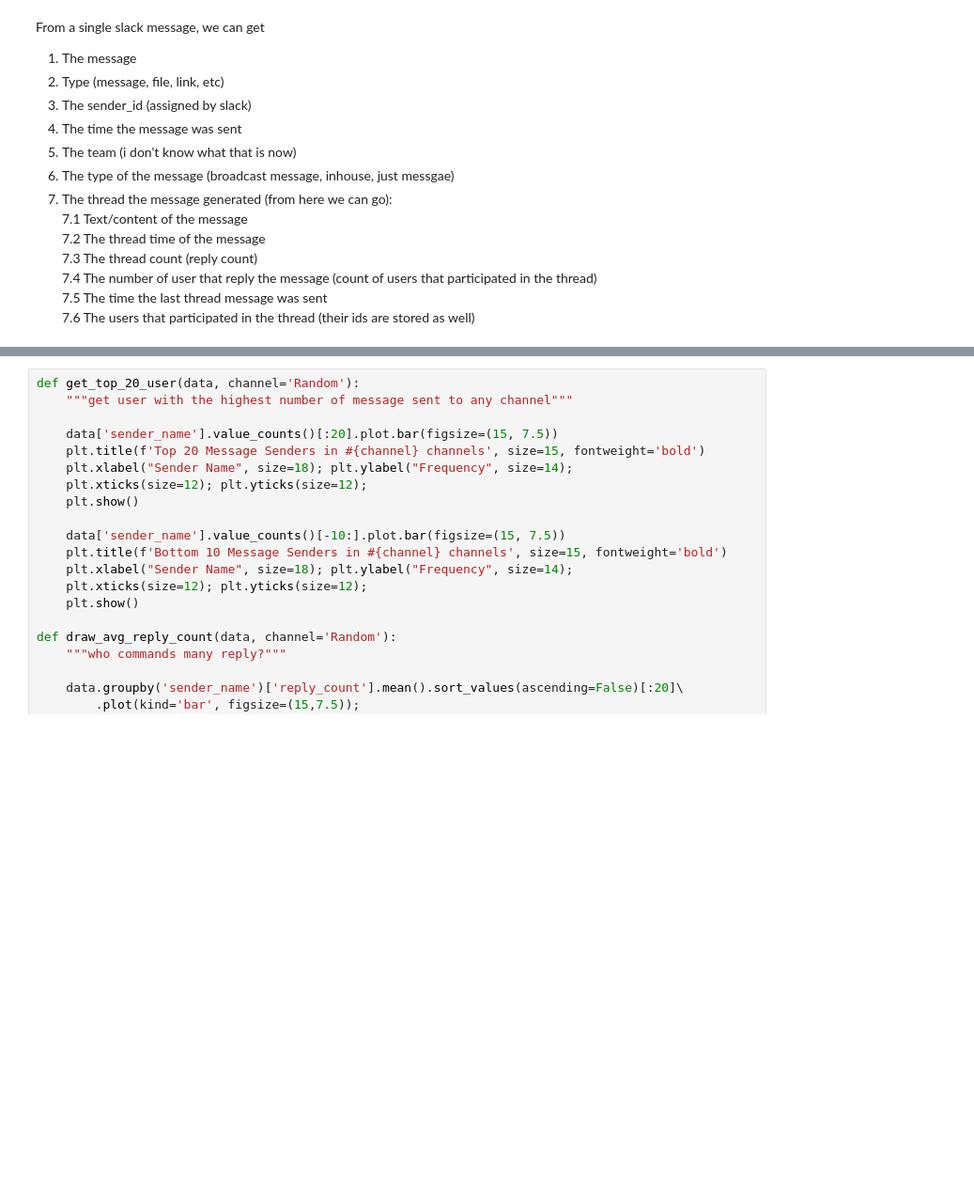
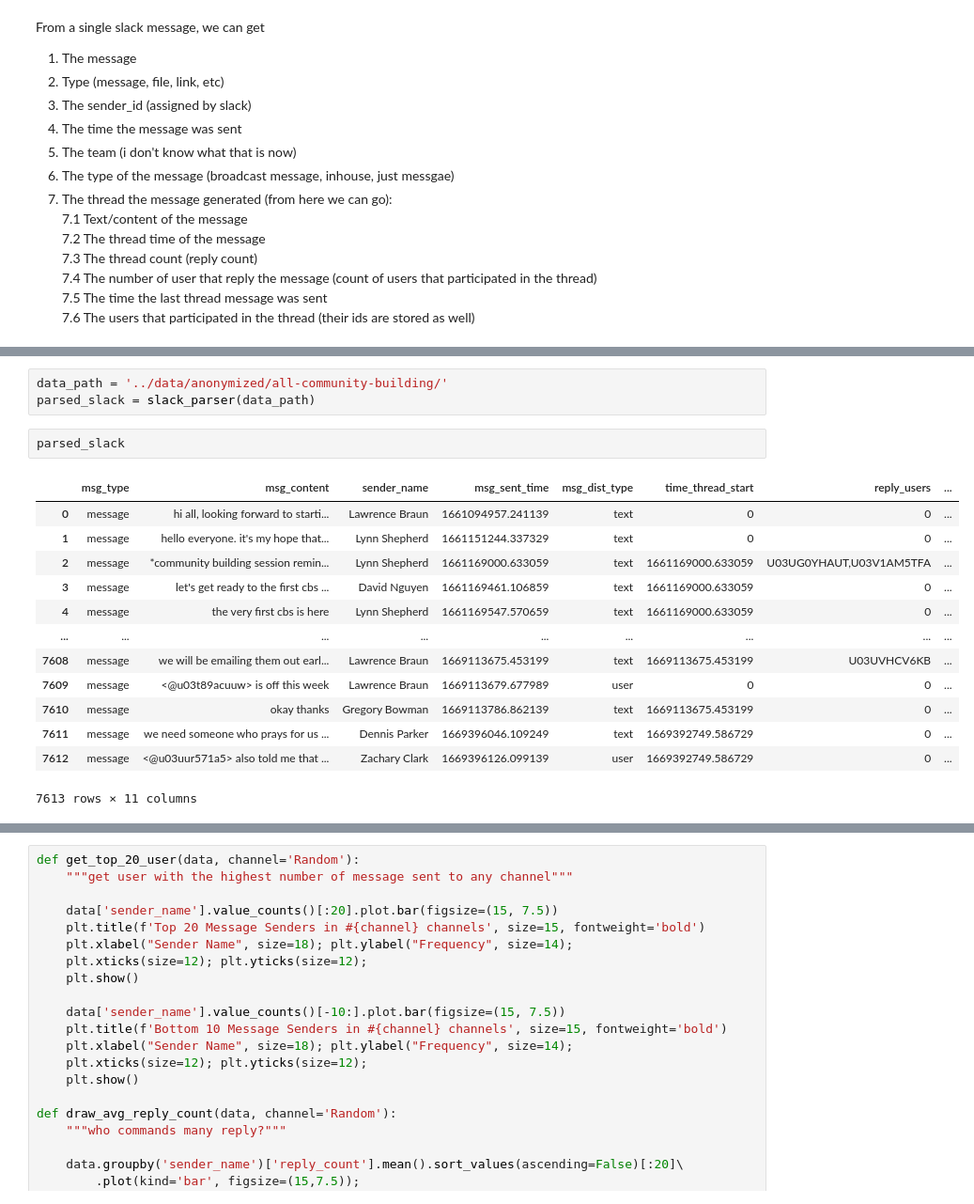
Before and after one commit to beltobel/10Academy-week0-repo, a Jupyter notebook: notebooks/parse_slack_data.ipynb, the cells around one changed output, grey strips where cells are left out. Shown at 94% size. Drawn from its saved outputs; the diff is of its cells as text; blank space fills up the shorter version.

Commit message:
preporecossing data

```diff
--- a/notebooks/parse_slack_data.ipynb
+++ b/notebooks/parse_slack_data.ipynb
@@ -157,0 +179,19 @@ def get_community_participation(path):
+# %%
+data_path = '../data/anonymized/all-community-building/'
+parsed_slack = slack_parser(data_path)
+# %%
+parsed_slack
+# %% [output]
+|  | msg_type | msg_content | sender_name | msg_sent_time | msg_dist_type | time_thread_start | reply_users | ... |
+| 0 | message | hi all, looking forward to starti... | Lawrence Braun | 1661094957.241139 | text | 0 | 0 | ... |
+| 1 | message | hello everyone. it's my hope that... | Lynn Shepherd | 1661151244.337329 | text | 0 | 0 | ... |
+| 2 | message | *community building session remin... | Lynn Shepherd | 1661169000.633059 | text | 1661169000.633059 | U03UG0YHAUT,U03V1AM5TFA | ... |
+| 3 | message | let's get ready to the first cbs ... | David Nguyen | 1661169461.106859 | text | 1661169000.633059 | 0 | ... |
+| 4 | message | the very first cbs is here | Lynn Shepherd | 1661169547.570659 | text | 1661169000.633059 | 0 | ... |
+| ... | ... | ... | ... | ... | ... | ... | ... | ... |
+| 7608 | message | we will be emailing them out earl... | Lawrence Braun | 1669113675.453199 | text | 1669113675.453199 | U03UVHCV6KB | ... |
+| 7609 | message | <@u03t89acuuw> is off this week | Lawrence Braun | 1669113679.677989 | user | 0 | 0 | ... |
+| 7610 | message | okay thanks | Gregory Bowman | 1669113786.862139 | text | 1669113675.453199 | 0 | ... |
+| 7611 | message | we need someone who prays for us ... | Dennis Parker | 1669396046.109249 | text | 1669392749.586729 | 0 | ... |
+| 7612 | message | <@u03uur571a5> also told me that ... | Zachary Clark | 1669396126.099139 | user | 1669392749.586729 | 0 | ... |
+7613 rows × 11 columns
```
Also changed, not shown: parts of 8 cells of this notebook.
